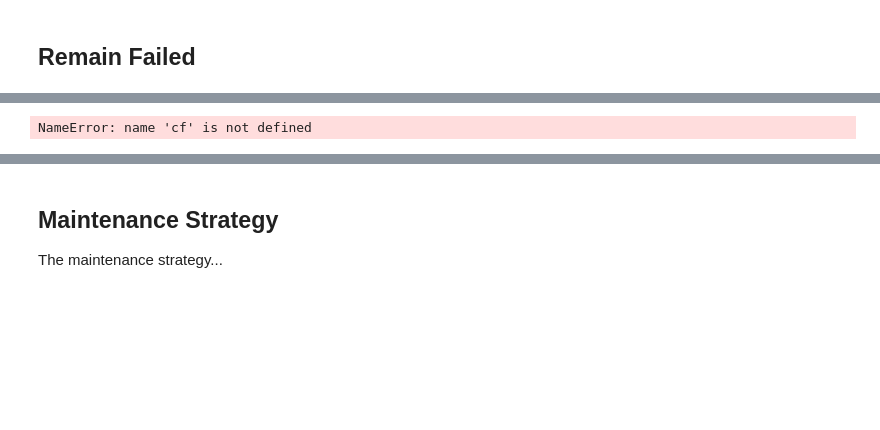
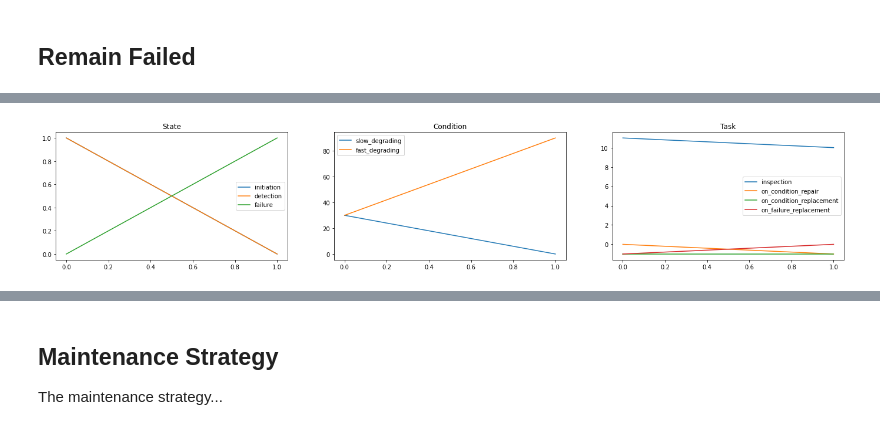
Before and after one commit to gavintreseder/pof, a Jupyter notebook: notebooks/failure_mode.ipynb, the cells around one changed output, grey strips where cells are left out. Cells and saved outputs as stored; diff of their text form; code cells hidden in the pictures; blank space fills up the shorter version.

```diff
--- a/notebooks/failure_mode.ipynb
+++ b/notebooks/failure_mode.ipynb
@@ -84,10 +88,10 @@ fm.plot_timeline()
 # %%
-cf['remain_failed'] = 'False'
+cf['remain_failed'] = True
 fm.reset()
 fm.set_states({'initiation':True})
-fm.indicators['slow_degrading'].set_condition(1)
-fm.indicators['fast_degrading'].set_condition(1)
+fm.indicators['slow_degrading'].set_condition(30)
+fm.indicators['fast_degrading'].set_condition(30)
 fm.sim_timeline(200)
 fm.plot_timeline()
 # %% [output]
-NameError: name 'cf' is not defined
+[figure, added]
```
Also changed, not shown: parts of 5 cells of this notebook, 5 other files.
